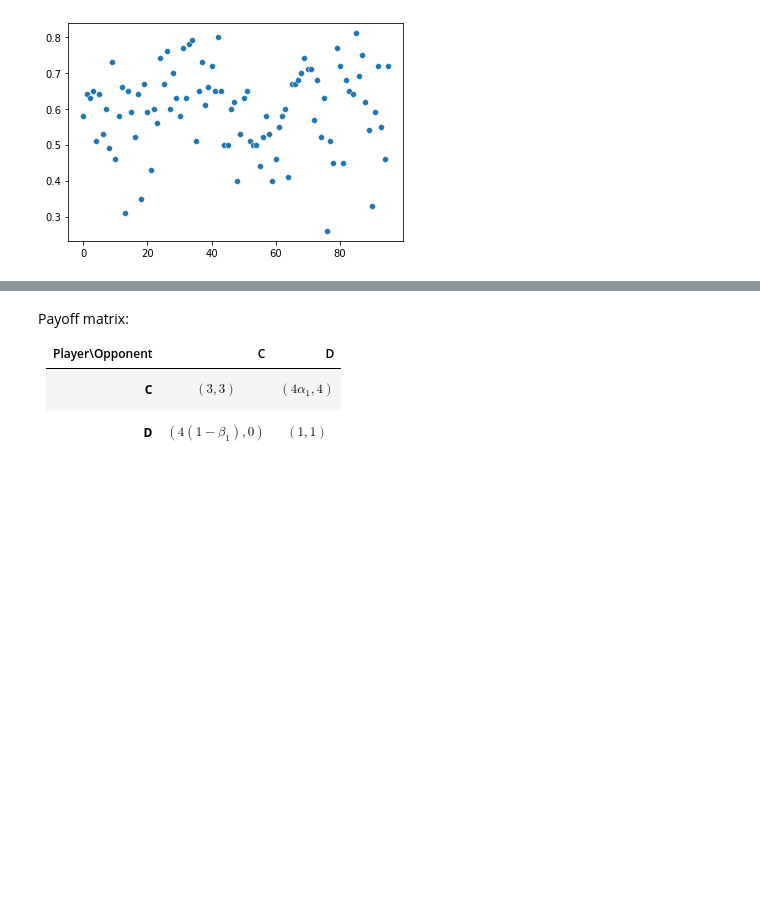
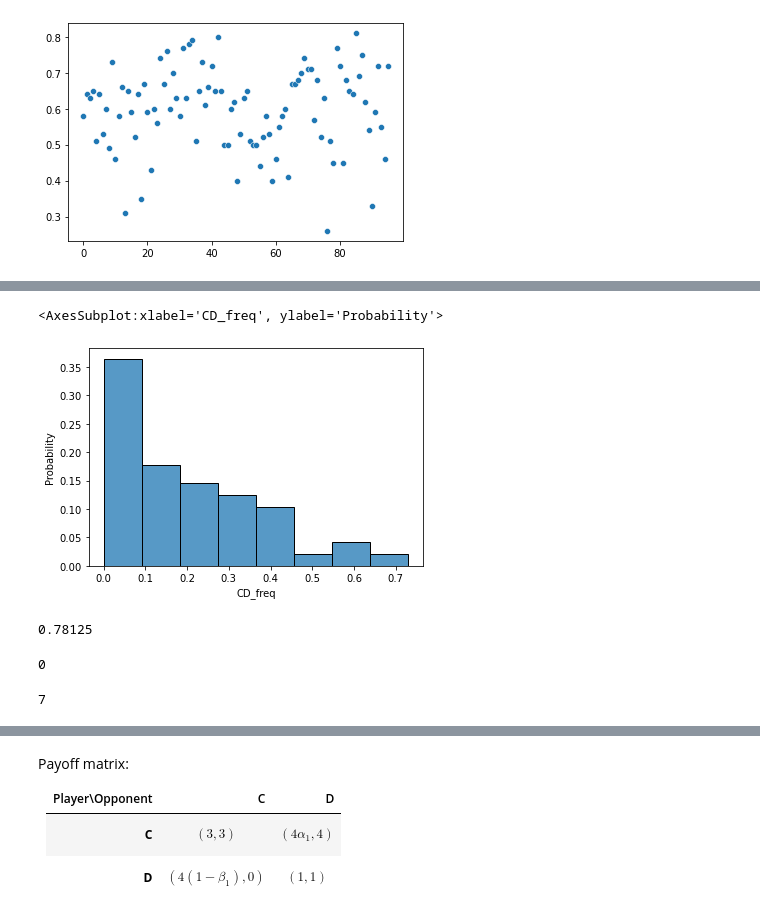
Before and after one commit to 1412richa/CRUtility, a Jupyter notebook: GuiltAndResponsibility/Codes/PD_level0.ipynb, the cells around one changed output, grey strips where cells are left out. Cells and saved outputs as stored; diff of their text form; code cells hidden in the pictures; blank space fills up the shorter version.

```diff
--- a/GuiltAndResponsibility/Codes/PD_level0.ipynb
+++ b/GuiltAndResponsibility/Codes/PD_level0.ipynb
@@ -112,0 +157,18 @@ Again, atleast 1/3 of rows have equal payoff for both self and other for every p
+# %%
+# Histogram of frequency of the outcome (C, D)
+sns.histplot(x=freq_table['CD_freq'], stat='probability')
+# %% [output]
+<AxesSubplot:xlabel='CD_freq', ylabel='Probability'>
+[figure, added]
+# %%
+sum(freq_table['C_freq']<0.5)/96 # percentage of people who use C less than 50% of the time
+# %% [output]
+0.78125
+# %%
+sum(freq_table['C_freq']==1)
+# %% [output]
+0
+# %%
+sum(freq_table['C_freq']==0)
+# %% [output]
+7
```
Also changed, not shown: parts of 94 cells of this notebook, 2 other files.
